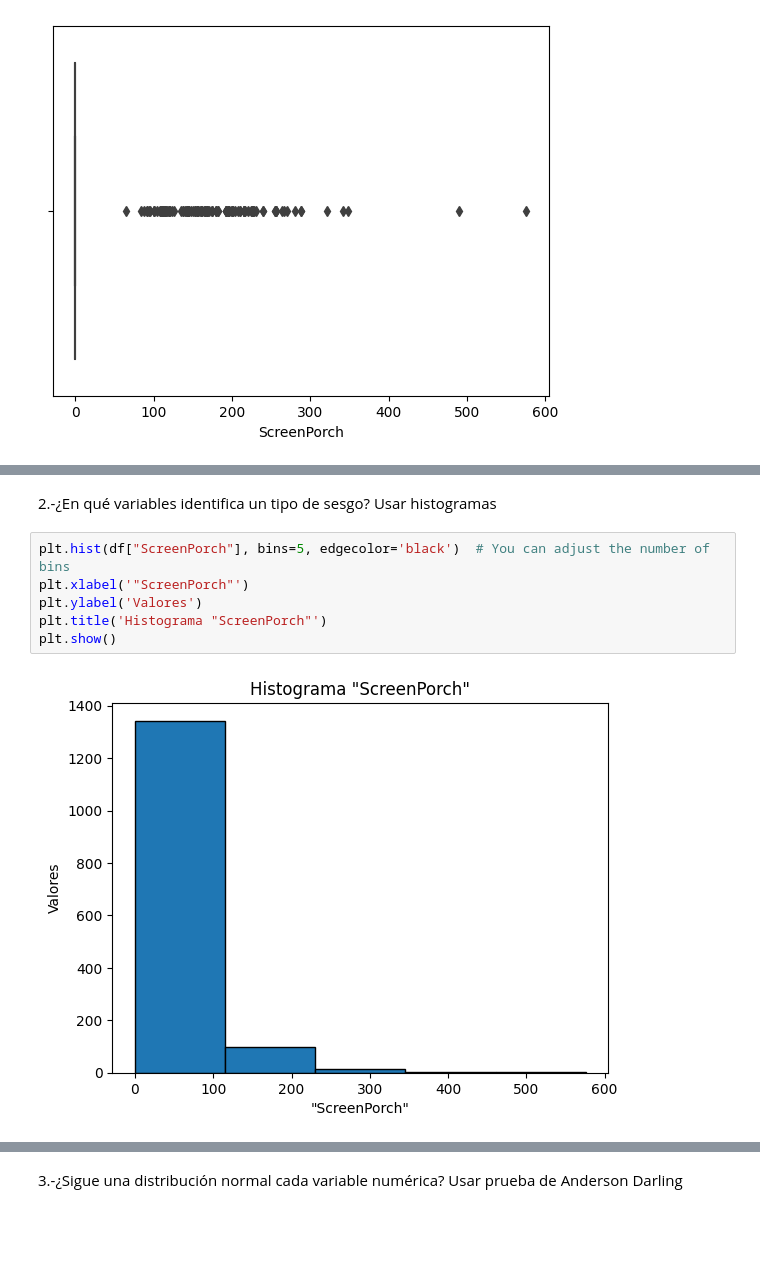
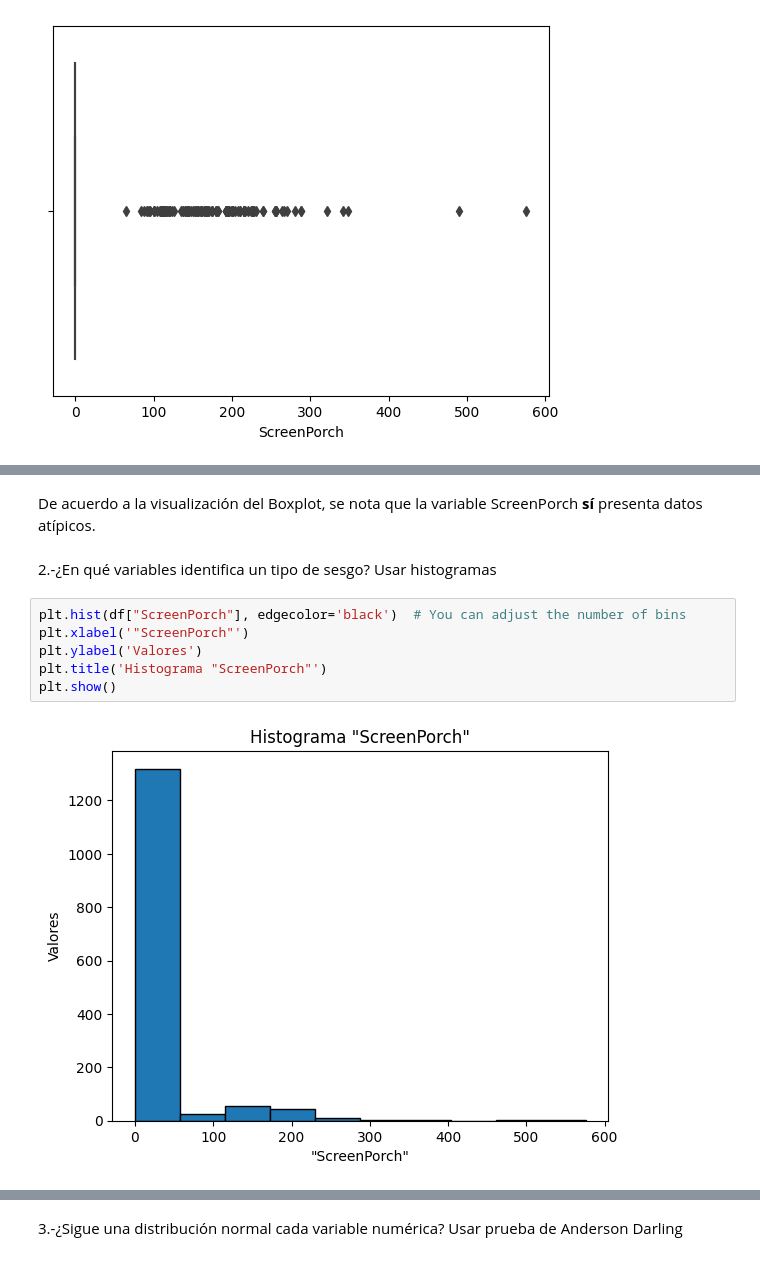
Before and after one commit to gabycor/mavericks_IA, a Jupyter notebook: Comprensión de los datos.ipynb, the cells around one changed output, grey strips where cells are left out. Drawn from its saved outputs; the diff is of its cells as text; blank space fills up the shorter version.

```diff
--- a/Comprensión de los datos.ipynb
+++ b/Comprensión de los datos.ipynb
@@ -2004,10 +2006,12 @@ sns.boxplot(x=df["ScreenPorch"])
+# %% [markdown]
+De acuerdo a la visualización del Boxplot, se nota que la variable ScreenPorch <strong>sí</strong> presenta datos atípicos.
 # %% [markdown]
 2.-¿En qué variables identifica un tipo de sesgo? Usar histogramas
 # %%
-plt.hist(df["ScreenPorch"], bins=5, edgecolor='black')  # You can adjust the number of bins
+plt.hist(df["ScreenPorch"], edgecolor='black')  # You can adjust the number of bins
 plt.xlabel('"ScreenPorch"')
 plt.ylabel('Valores')
 plt.title('Histograma "ScreenPorch"')
 plt.show()
 # %% [output]
-[figure, old version]
+[figure, new version]
```
Also changed, not shown: parts of 34 cells of this notebook.
